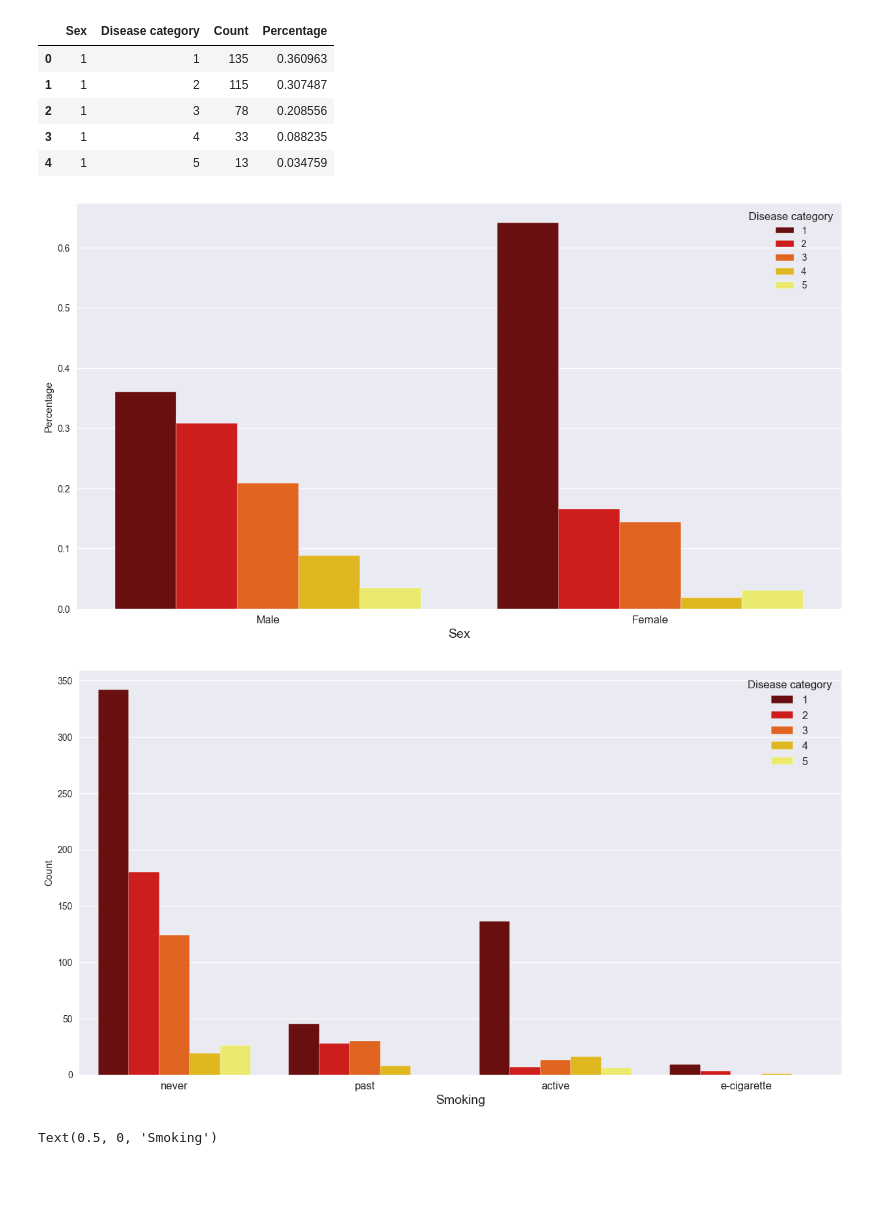
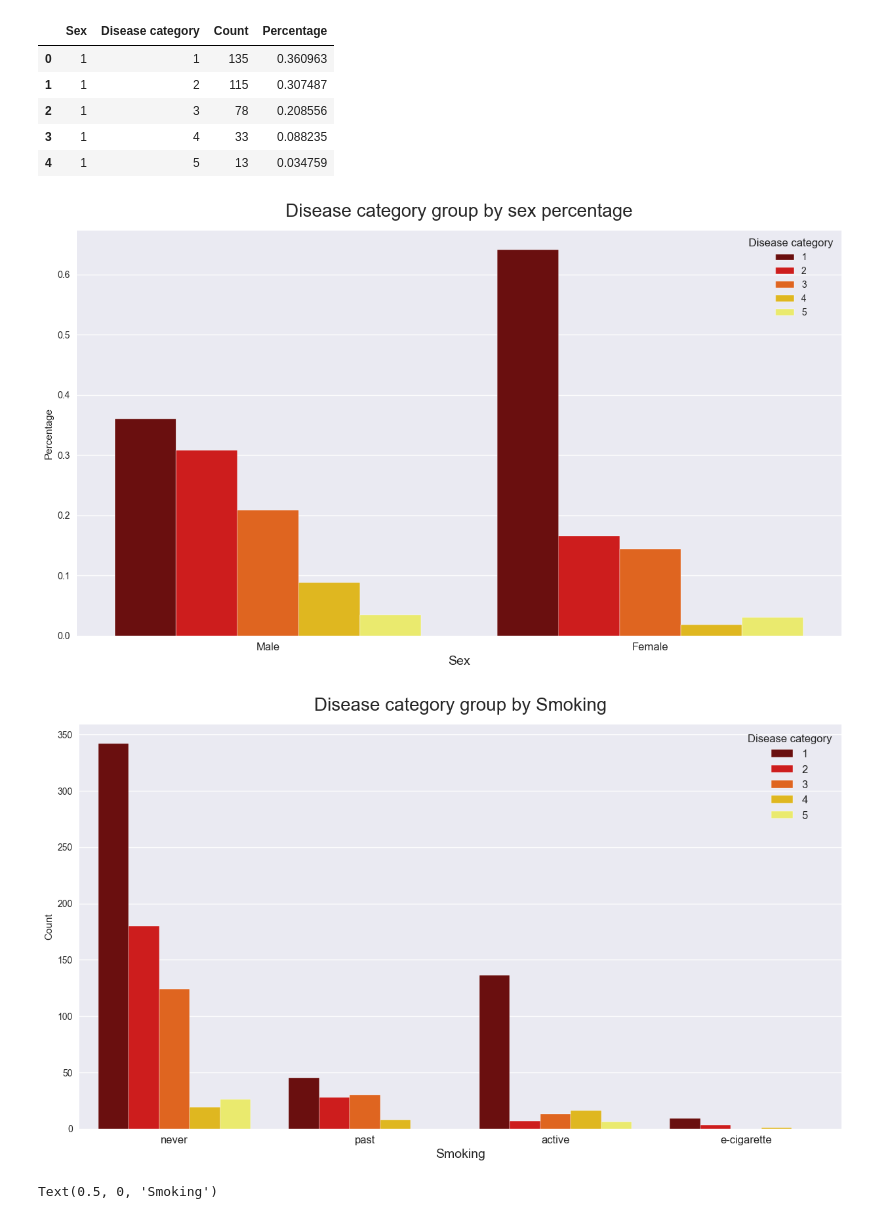
Before and after one commit to LittleFish-Coder/multimodal-pathological-voice-classification-competition, a Jupyter notebook: eda.ipynb, the cells around one changed output. Drawn from its saved outputs; the diff is of its cells as text; code cells hidden in the pictures; blank space fills up the shorter version.

```diff
--- a/eda.ipynb
+++ b/eda.ipynb
@@ -222,18 +223,19 @@ dtype: int64
 # %%
 # group by smoke percentage and disease category
 plt.style.use("seaborn")
 
 fig, ax = plt.subplots(figsize=(15, 8))
 sns.barplot(x="Sex", y="Percentage", hue="Disease category", data=df_grouped, palette="hot")
 ax.set_xlabel("Sex", fontsize=14)
 # Customize x-axis tick labels
 ax.set_xticklabels(['Male', 'Female'], fontsize=12)
 # Additional customization options can be added here
+plt.title("Disease category group by sex percentage", fontsize=20, y=1.02)
 
 
 plt.show()
 # %% [output]
-[figure, old version]
+[figure, new version]
 # %%
 # group by smoke and disease category
 plt.style.use("seaborn")
@@ -245,10 +247,11 @@ ax.set_xlabel("Smoking", fontsize=14)
 ax.set_xticklabels(['never', 'past', 'active', 'e-cigarette'], fontsize=12)
 # Additional customization options can be added here
 ax.legend(loc='upper right', bbox_to_anchor=(1, 1), title="Disease category", fontsize=12)
+plt.title("Disease category group by Smoking", fontsize=20, y=1.02)
 
 plt.show()
 # %% [output]
-[figure, old version]
+[figure, new version]
 # %%
 # show the smoking people distribution
 plt.style.use("seaborn")
```
Also changed, not shown: parts of 4 cells of this notebook, 16 other files.
